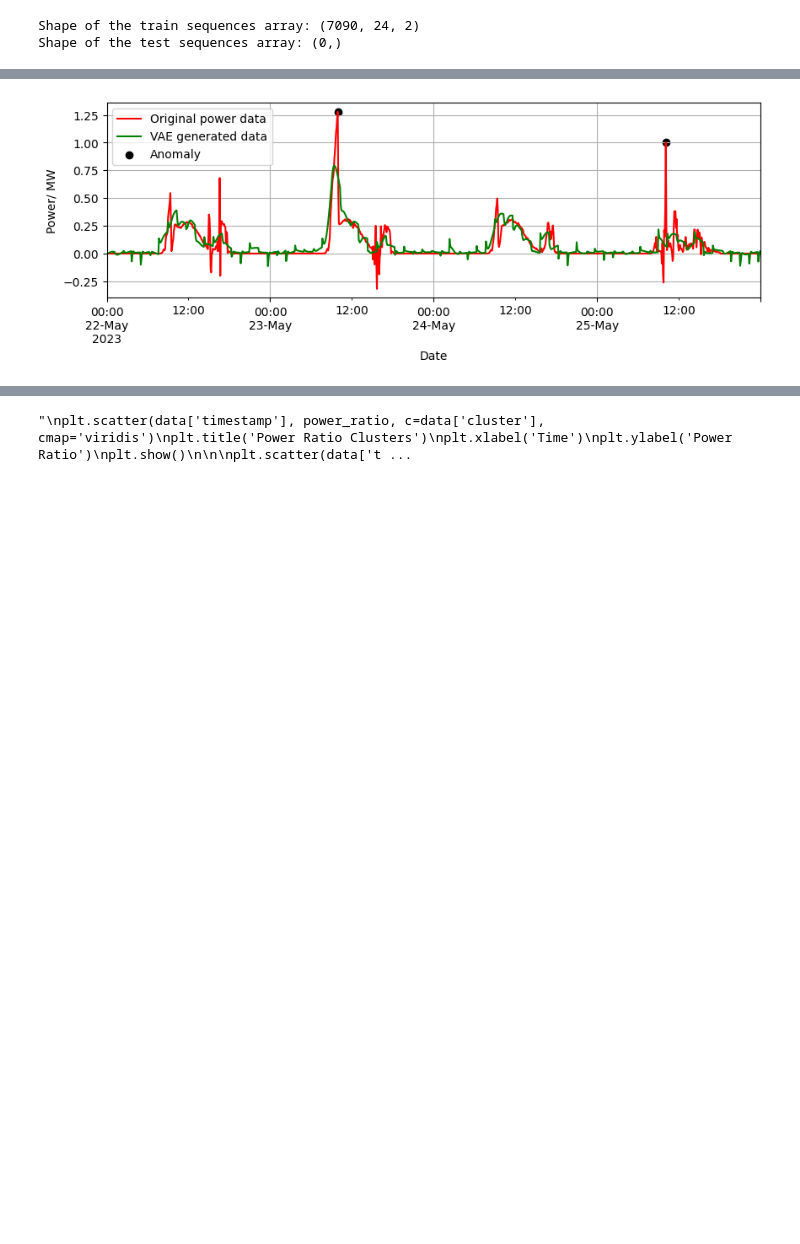
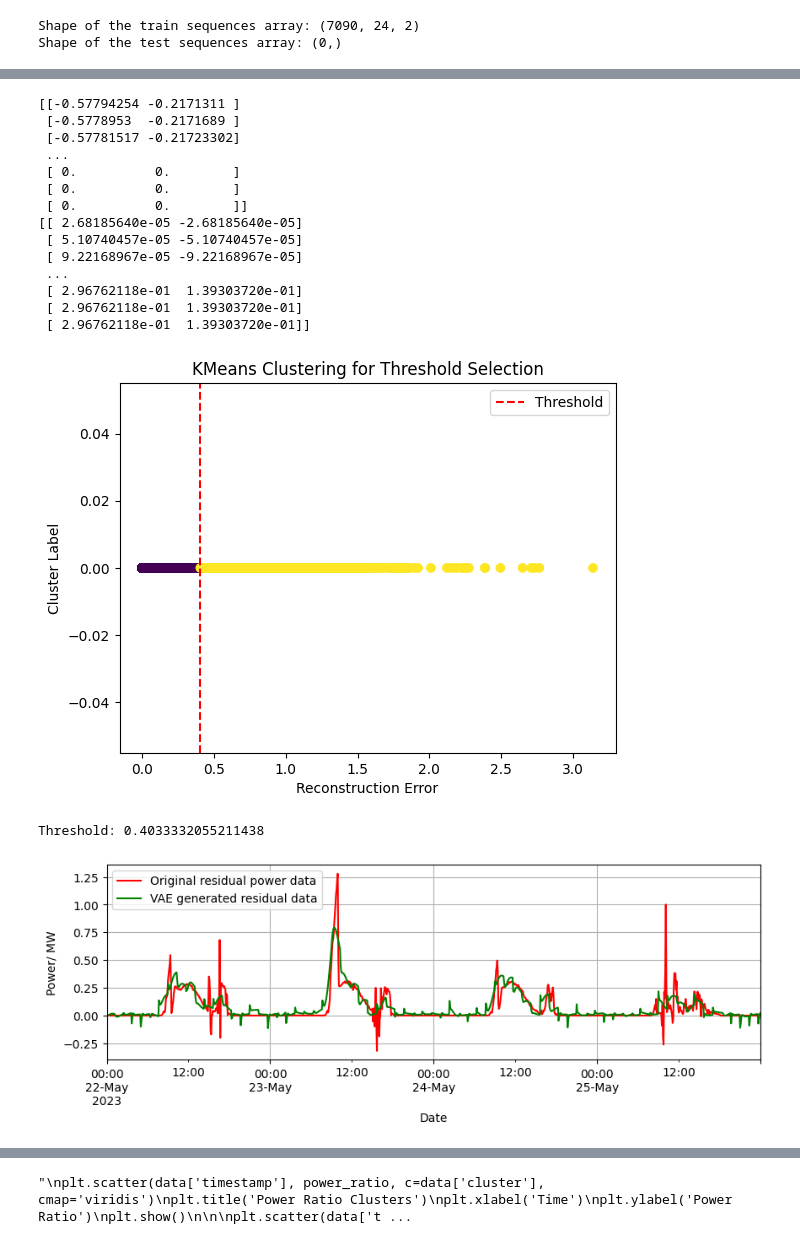
Before and after one commit to ahilan83/neoen-site, a Jupyter notebook: src/anomaly_detection_vae_lstm_clustering_one-year-data-power-loss-v0.ipynb, the cells around one changed output, grey strips where cells are left out. Cells and saved outputs as stored; diff of their text form; code cells hidden in the pictures; blank space fills up the shorter version.

```diff
--- a/src/anomaly_detection_vae_lstm_clustering_one-year-data-power-loss-v0.ipynb
+++ b/src/anomaly_detection_vae_lstm_clustering_one-year-data-power-loss-v0.ipynb
@@ -395,10 +454,12 @@ reconstructed_sequences = vae.predict(train_sequences[:,:,1])
 # %%
+from sklearn.cluster import KMeans
+from sklearn.cluster import DBSCAN
+
 # 1. Reshape sequences back to original form
 original_shape = (len(data), 2)
 reconstructed_original_data = np.zeros(original_shape)
 reconstructed_vae_data = np.zeros(original_shape)
 reconstruction_error = np.zeros(original_shape)
-
 
 overlap = 8
 num_sequences = (len(data) - timesteps) // timesteps + 1
@@ -409,36 +470,87 @@ for i in range(num_sequences):
     reconstructed_original_data[start:end] = train_sequences[i]
     reconstructed_vae_data[start:end] = reconstructed_sequences[i]
 
+print(reconstructed_original_data)
 
 X_test_original = scaler.inverse_transform(reconstructed_original_data)
+
+print(X_test_original)
+
 X_test_vae = scaler.inverse_transform(reconstructed_vae_data)
 
 df_orginal = pd.DataFrame(data = X_test_original, index = train_data_date, columns = ['Power','Power_error'])
 df_vae_output = pd.DataFrame(data = X_test_vae, index = train_data_date, columns = ['Power','Power_error'])
 df_orginal['reconstruction_error'] = np.square(df_orginal['Power_error'] - df_vae_output['Power_error'])
 
 
-# Threshold for anomaly detection
-threshold = np.mean(df_orginal['reconstruction_error']) + 3 * np.std(df_orginal['reconstruction_error'])
-df_orginal['anomaly'] =  df_orginal['reconstruction_error'] > threshold
+# Reshape errors to 2D array for KMeans
+errors_2d = df_orginal['reconstruction_error'].values.reshape(-1, 1)
+
+# Perform KMeans clustering with 2 clusters (normal and faulty)
+kmeans = KMeans(n_clusters=2)
+kmeans.fit(errors_2d)
+
+# Get cluster labels and centers
+labels = kmeans.labels_
+centers = kmeans.cluster_centers_
+
+# Plot reconstruction errors with cluster labels
+plt.scatter(df_orginal['reconstruction_error'].values, np.zeros_like(df_orginal['reconstruction_error'].values), c=labels)
+plt.xlabel('Reconstruction Error')
+plt.ylabel('Cluster Label')
+plt.title('KMeans Clustering for Threshold Selection')
+
+# Determine threshold as the boundary between clusters
+threshold = np.mean(centers)
+
+# Plot threshold
+plt.axvline(threshold, color='r', linestyle='--', label='Threshold')
+plt.legend()
+plt.show()
+
+print(f'Threshold: {threshold}')
+
 
 
 # Define the period you want to plot
 start_date = '2023-05-22'
 end_date = '2023-05-25'
 
 # Slice the DataFrame based on the specified period
 df_orginal_period = df_orginal[start_date:end_date]
 df_vae_output_period = df_vae_output[start_date:end_date]
 
 
-df_orginal_period['Power_error'].resample('5min').mean().plot(figsize=(10, 3), color =['Red'],label='Original power data')
-df_vae_output_period['Power_error'].resample('5min').mean().plot(figsize=(10, 3),color =['Green'],label='VAE generated data')
+df_orginal_period['Power_error'].resample('5min').mean().plot(figsize=(10, 3), color =['Red'],label='Original residual power data')
+df_vae_output_period['Power_error'].resample('5min').mean().plot(figsize=(10, 3),color =['Green'],label='VAE generated residual data')
+#plt.scatter(df_orginal_period.index[df_orginal_period['anomaly'] == 1], df_orginal_period['Power_error'][df_orginal_period['anomaly'] == 1], color='black', label='Anomaly')
+plt.ylabel('Power/ MW')
+plt.xlabel('Date')
+plt.legend()
+plt.grid(True)
+plt.show()
+
 plt.scatter(df_orginal_period.index[df_orginal_period['anomaly'] == 1], df_orginal_period['Power_error'][df_orginal_period['anomaly'] == 1], color='black', label='Anomaly')
 plt.ylabel('Power/ MW')
 plt.xlabel('Date')
 plt.legend()
 plt.grid(True)
 plt.show()
 # %% [output]
+[[-0.57794254 -0.2171311 ]
+ [-0.5778953  -0.2171689 ]
+ [-0.57781517 -0.21723302]
+ ...
+ [ 0.          0.        ]
+ [ 0.          0.        ]
+ [ 0.          0.        ]]
+[[ 2.68185640e-05 -2.68185640e-05]
+ [ 5.10740457e-05 -5.10740457e-05]
+ [ 9.22168967e-05 -9.22168967e-05]
+ ...
+ [ 2.96762118e-01  1.39303720e-01]
+ [ 2.96762118e-01  1.39303720e-01]
+ [ 2.96762118e-01  1.39303720e-01]]
-[figure, old version]
+[figure, new version]
+Threshold: 0.4033332055211438
+[figure, added]
```
Also changed, not shown: parts of 8 cells of this notebook, 17 other files.
